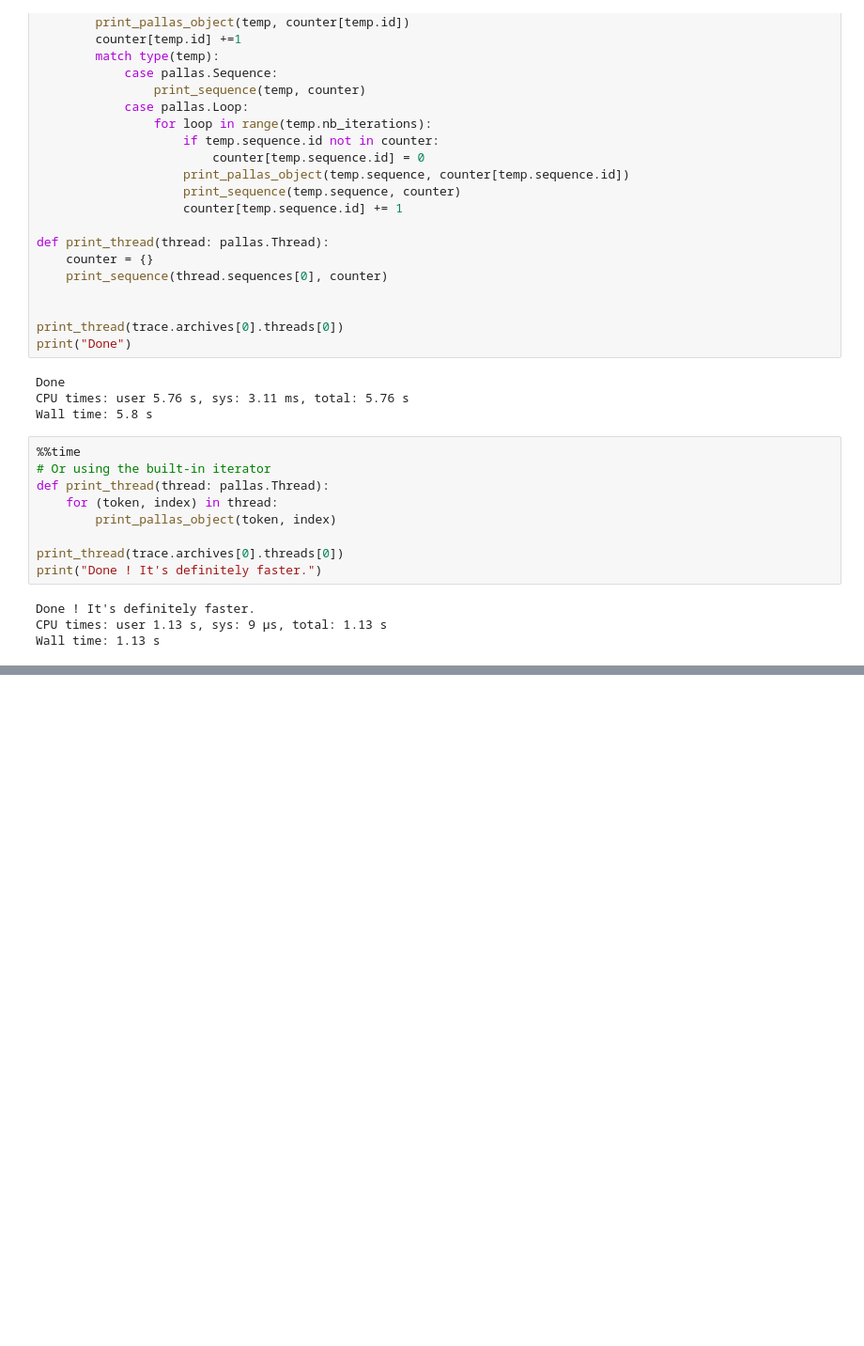
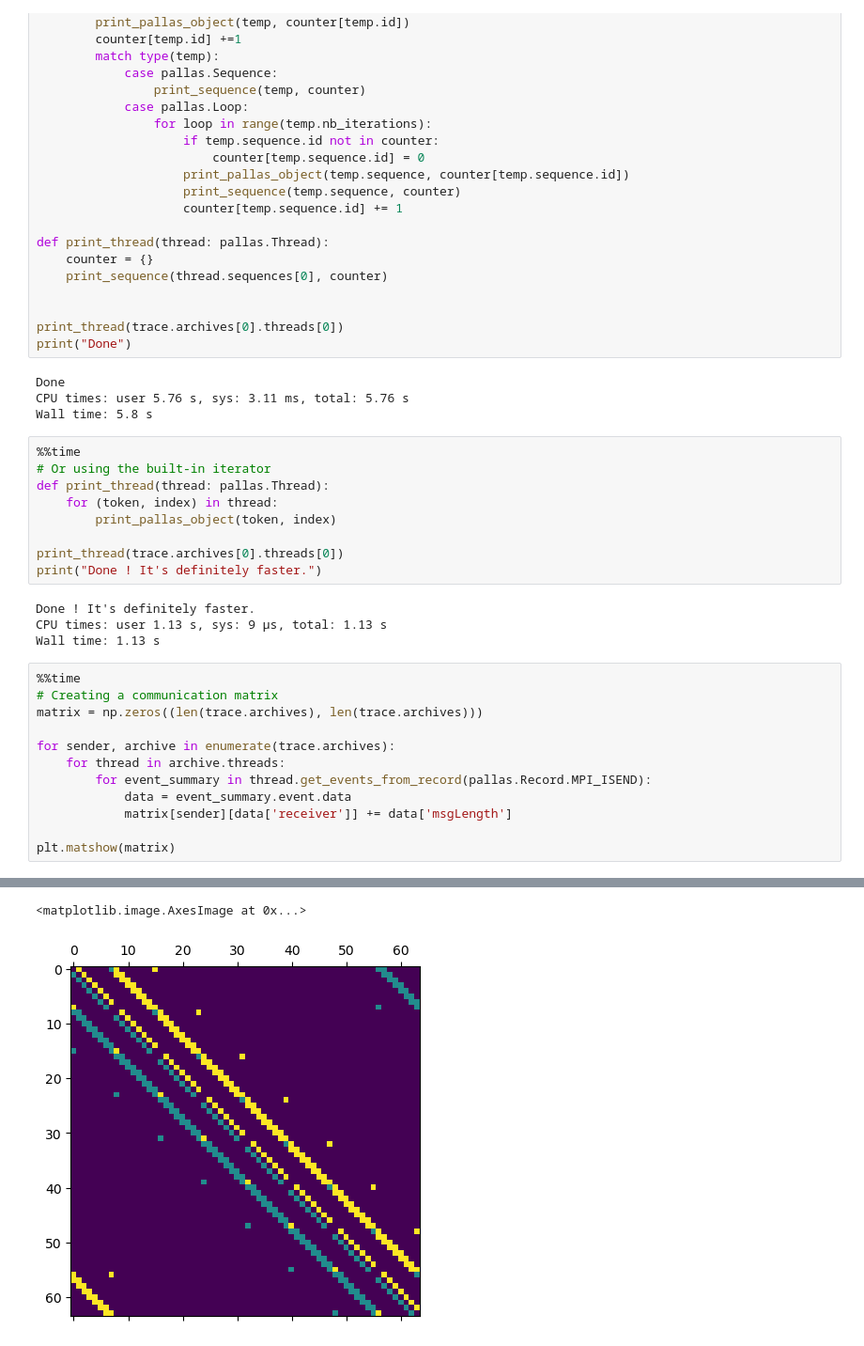
Before and after one commit to Pallas-Trace/pallas, a Jupyter notebook: docs/pallas_python_example.ipynb, the cells around one changed output, grey strips where cells are left out. Shown: that part at 94% size. Drawn from its saved outputs; the diff is of its cells as text; blank space fills up the shorter version.

```diff
--- a/docs/pallas_python_example.ipynb
+++ b/docs/pallas_python_example.ipynb
@@ -89,3 +89,16 @@ print("Done ! It's definitely faster.")
 Done ! It's definitely faster.
 CPU times: user 1.13 s, sys: 9 μs, total: 1.13 s
 Wall time: 1.13 s
+# %%
+%%time
+# Creating a communication matrix
+matrix = np.zeros((len(trace.archives), len(trace.archives)))
+
+for sender, archive in enumerate(trace.archives):
+    for thread in archive.threads:
+        for event_summary in thread.get_events_from_record(pallas.Record.MPI_ISEND):
+            data = event_summary.event.data
+            matrix[sender][data['receiver']] += data['msgLength']
+
+plt.matshow(matrix)
+# %% [output]
@@ -91,0 +107,2 @@ Wall time: 1.13 s
+<matplotlib.image.AxesImage at 0x...>
+[figure, added]
```
Also changed, not shown: parts of 3 cells of this notebook.
